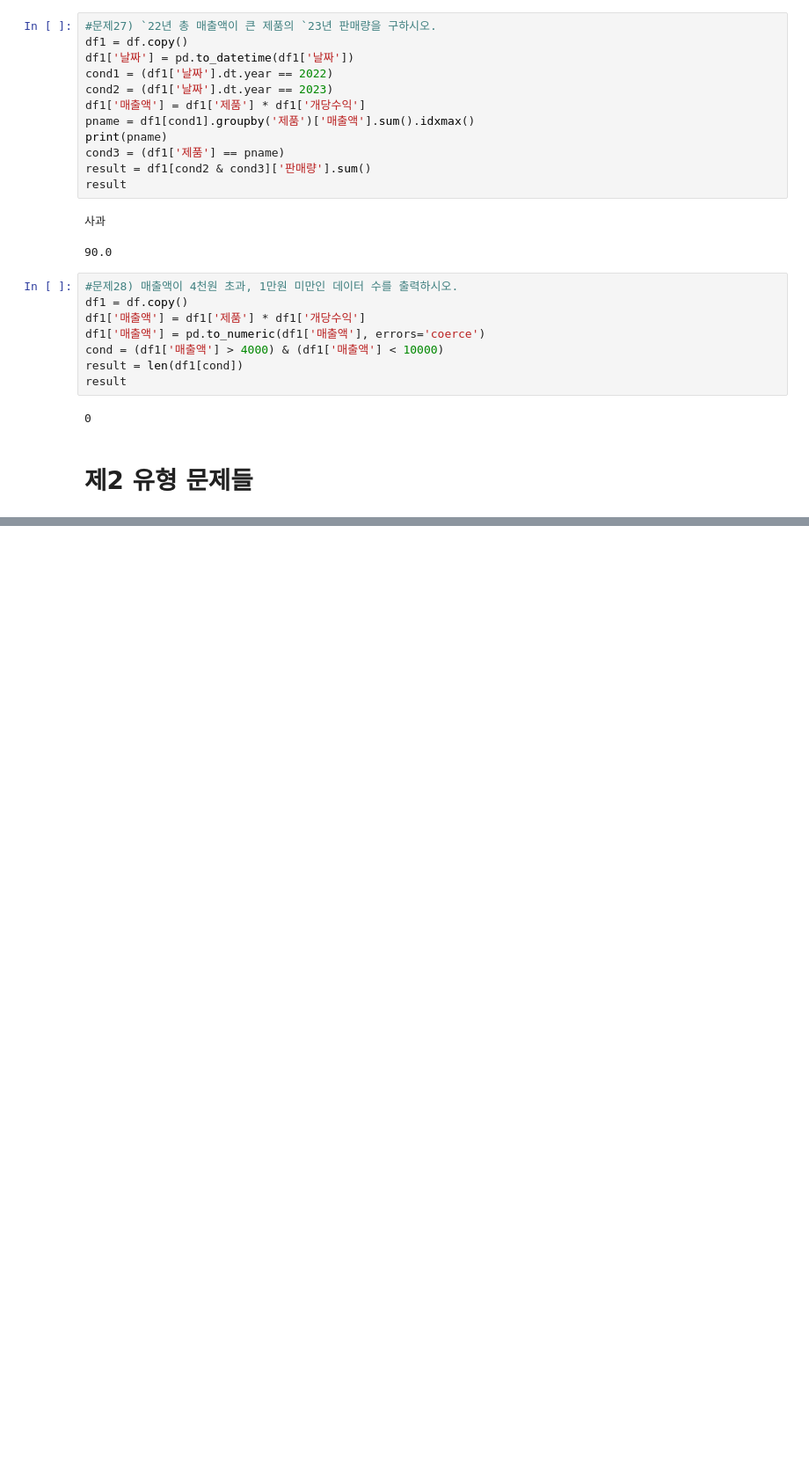
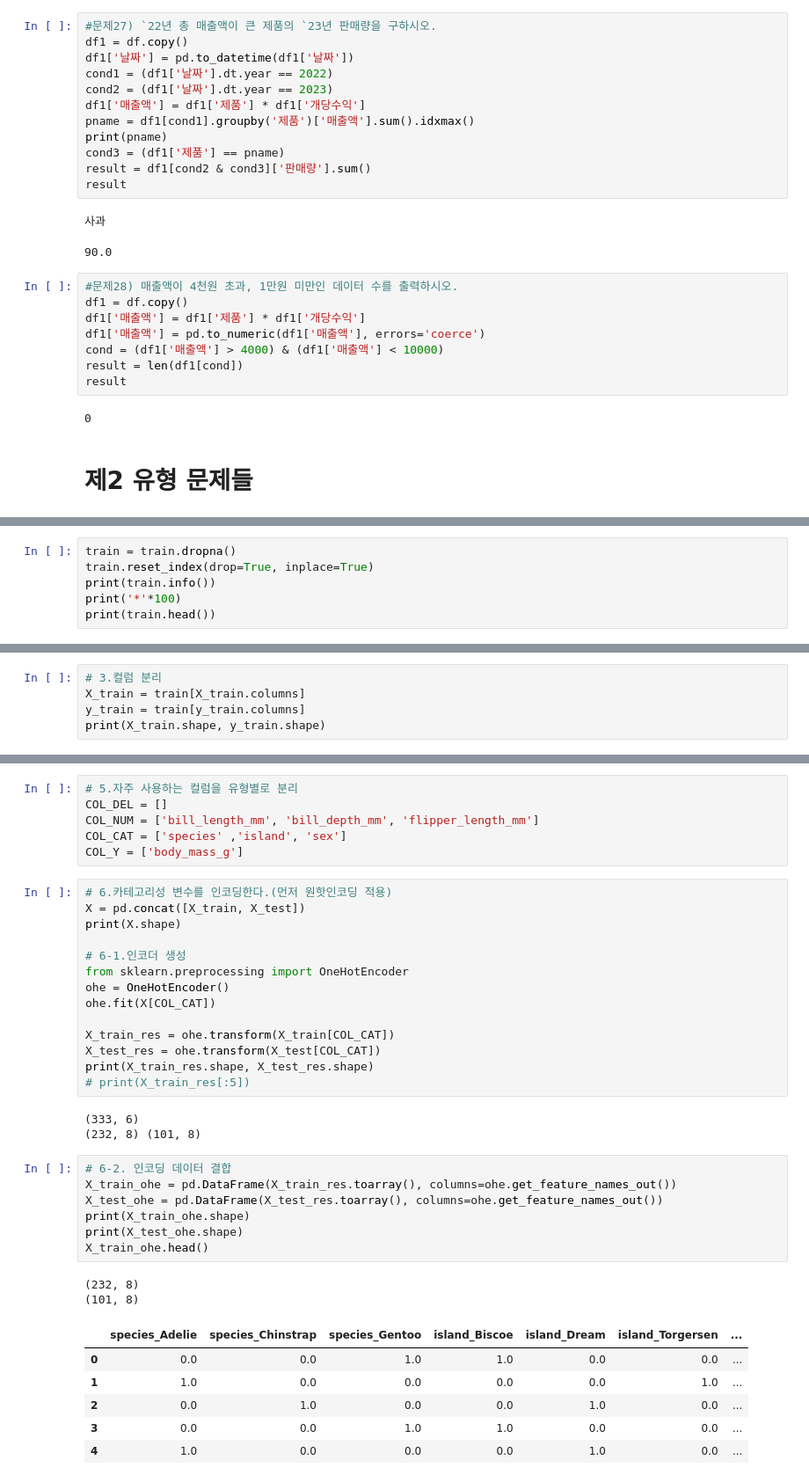
Before and after one commit to va4756/yemoon_bigdata_test, a Jupyter notebook: bigdata_예문_작업1_example1.ipynb, the cells around one changed output, grey strips where cells are left out. Shown at 88% size. Cells and saved outputs as stored; diff of their text form; blank space fills up the shorter version.

```diff
--- a/bigdata_예문_작업1_example1.ipynb
+++ b/bigdata_예문_작업1_example1.ipynb
@@ -667,0 +724,6 @@ Resolving deltas: 100% (341/341), done.
+# %%
+train = train.dropna()
+train.reset_index(drop=True, inplace=True)
+print(train.info())
+print('*'*100)
+print(train.head())
@@ -667,0 +748,5 @@ Resolving deltas: 100% (341/341), done.
+# %%
+# 3.컬럼 분리
+X_train = train[X_train.columns]
+y_train = train[y_train.columns]
+print(X_train.shape, y_train.shape)
@@ -667,0 +768,39 @@ Resolving deltas: 100% (341/341), done.
+# %%
+# 5.자주 사용하는 컬럼을 유형별로 분리
+COL_DEL = []
+COL_NUM = ['bill_length_mm', 'bill_depth_mm', 'flipper_length_mm']
+COL_CAT = ['species' ,'island', 'sex']
+COL_Y = ['body_mass_g']
+# %%
+# 6.카테고리성 변수를 인코딩한다.(먼저 원핫인코딩 적용)
+X = pd.concat([X_train, X_test])
+print(X.shape)
+
+# 6-1.인코더 생성
+from sklearn.preprocessing import OneHotEncoder
+ohe = OneHotEncoder()
+ohe.fit(X[COL_CAT])
+
+X_train_res = ohe.transform(X_train[COL_CAT])
+X_test_res = ohe.transform(X_test[COL_CAT])
+print(X_train_res.shape, X_test_res.shape)
+# print(X_train_res[:5])
+# %% [output]
+(333, 6)
+(232, 8) (101, 8)
+# %%
+# 6-2. 인코딩 데이터 결합
+X_train_ohe = pd.DataFrame(X_train_res.toarray(), columns=ohe.get_feature_names_out())
+X_test_ohe = pd.DataFrame(X_test_res.toarray(), columns=ohe.get_feature_names_out())
+print(X_train_ohe.shape)
+print(X_test_ohe.shape)
+X_train_ohe.head()
+# %% [output]
+(232, 8)
+(101, 8)
+|  | species_Adelie | species_Chinstrap | species_Gentoo | island_Biscoe | island_Dream | island_Torgersen | ... |
+| 0 | 0.0 | 0.0 | 1.0 | 1.0 | 0.0 | 0.0 | ... |
+| 1 | 1.0 | 0.0 | 0.0 | 0.0 | 0.0 | 1.0 | ... |
+| 2 | 0.0 | 1.0 | 0.0 | 0.0 | 1.0 | 0.0 | ... |
+| 3 | 0.0 | 0.0 | 1.0 | 1.0 | 0.0 | 0.0 | ... |
+| 4 | 1.0 | 0.0 | 0.0 | 0.0 | 1.0 | 0.0 | ... |
```
Also changed, not shown: parts of 11 cells of this notebook.
